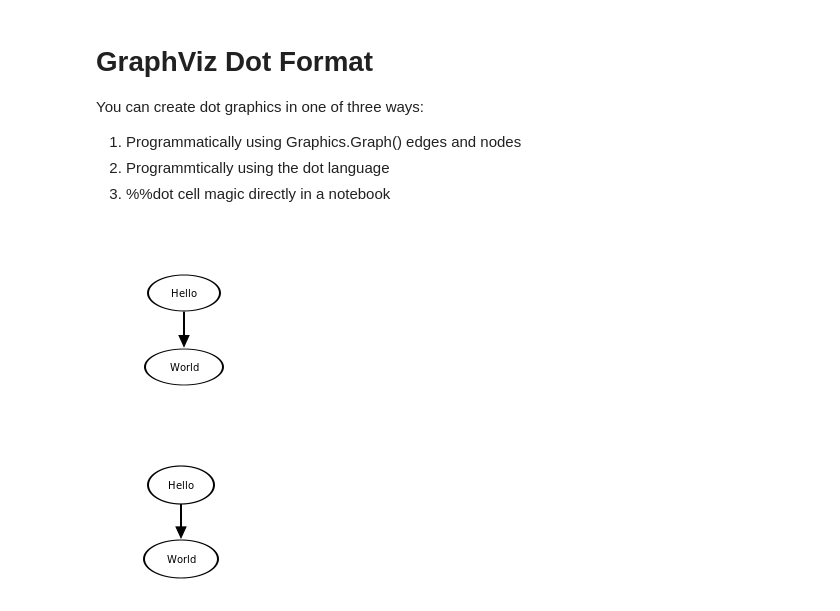
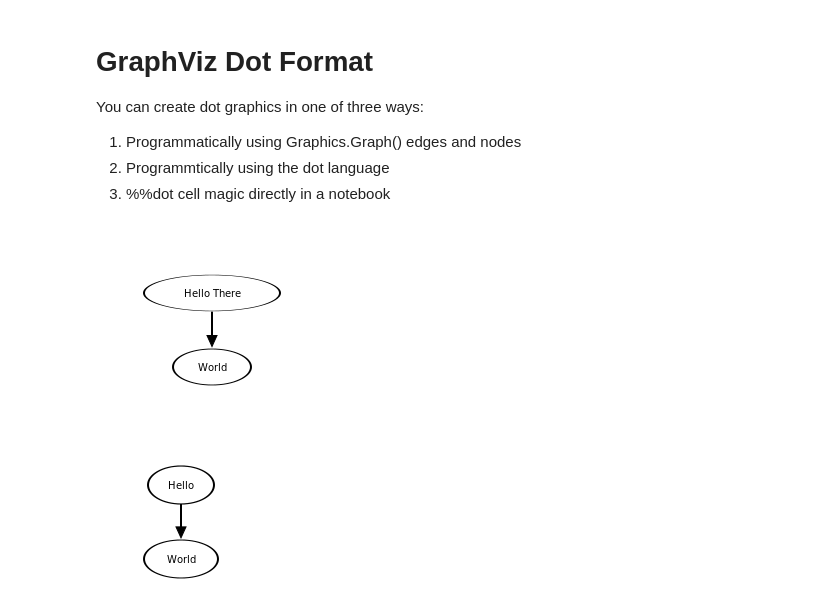
Before and after one commit to jarulsamy/calicolrc, a Jupyter notebook: notebooks/Python/GraphViz Dot.ipynb, the cells around one changed output. Drawn from its saved outputs; the diff is of its cells as text; code cells hidden in the pictures.

Commit message:
Notebooks: using GraphViz (dot) with multiple words in node

```diff
--- a/notebooks/Python/GraphViz Dot.ipynb
+++ b/notebooks/Python/GraphViz Dot.ipynb
@@ -10,11 +10,11 @@ You can create dot graphics in one of three ways:
 # %%
 from Graphics import *
 g = Graph()
-g.addEdge("Hello", "World")
+g.addEdge("Hello There", "World")
 g.layout()
 g.render()
 # %% [output]
-[figure, old version]
+[figure, new version]
 # %%
 import Graphics
 
```
Also changed, not shown: 1 other file.
